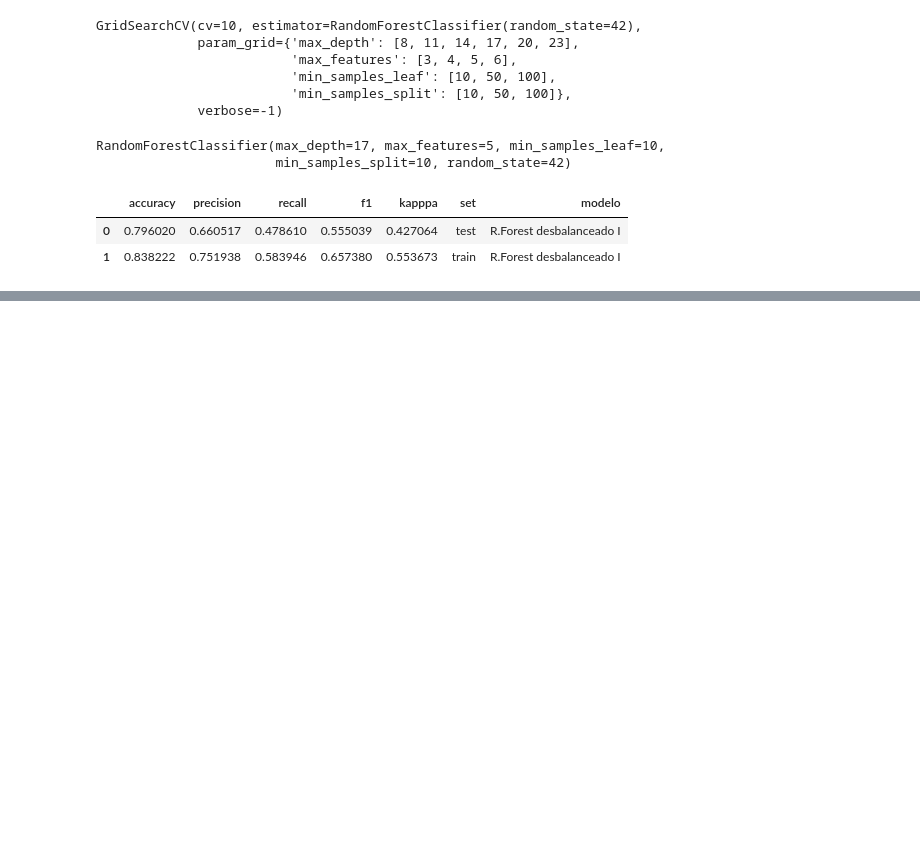
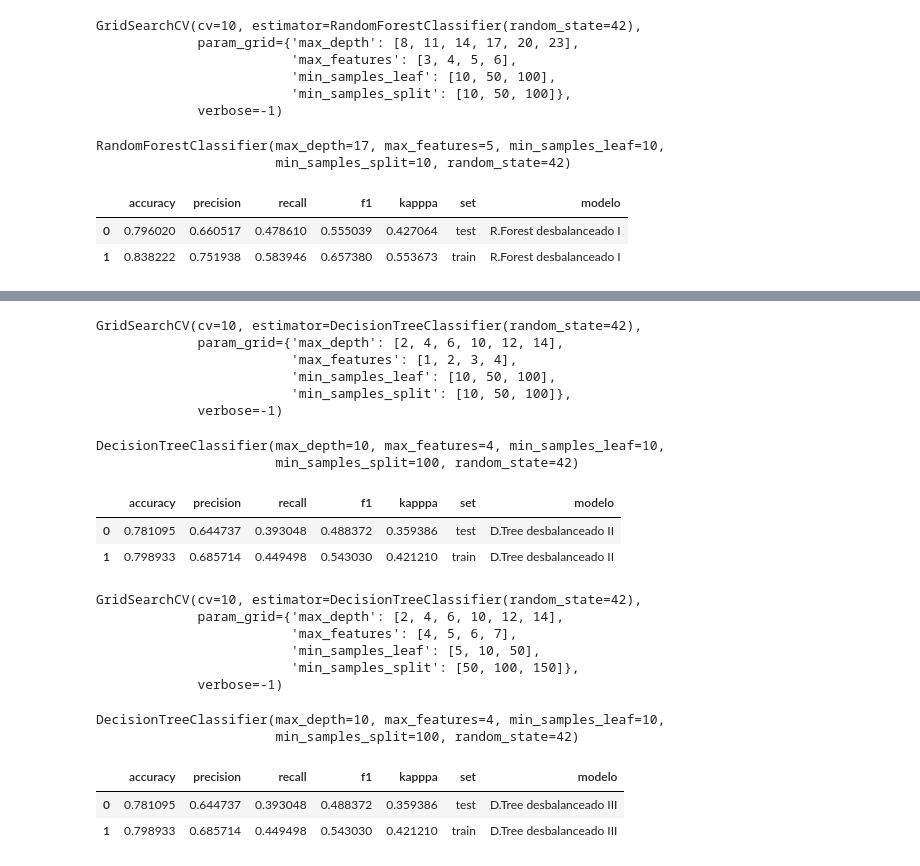
Before and after one commit to Adalab/promo-d-da-modulo1-sprint2-Paloma_Paula_Iris, a Jupyter notebook: 2.regresion_logistica/rlogistica/4_dtree_rforest.ipynb, the cells around one changed output, grey strips where cells are left out. Saved outputs shown, nothing was run; the diff lists cells and outputs as text; code cells hidden in the pictures; blank space fills up the shorter version.

Commit message:
probamos nuevos parametros

```diff
--- a/2.regresion_logistica/rlogistica/4_dtree_rforest.ipynb
+++ b/2.regresion_logistica/rlogistica/4_dtree_rforest.ipynb
@@ -232,0 +263,31 @@ df_metricas
+# %%
+gs_dt = GridSearchCV(
+            estimator=DecisionTreeClassifier(random_state= 42),
+            param_grid= param2,
+            cv=10,
+            verbose=-1)
+# %%
+gs_dt.fit(xd_train2, yd_train2)
+# %% [output]
+GridSearchCV(cv=10, estimator=DecisionTreeClassifier(random_state=42),
+             param_grid={'max_depth': [2, 4, 6, 10, 12, 14],
+                         'max_features': [1, 2, 3, 4],
+                         'min_samples_leaf': [10, 50, 100],
+                         'min_samples_split': [10, 50, 100]},
+             verbose=-1)
+# %%
+mejor_modelo2 = gs_dt.best_estimator_
+mejor_modelo2
+# %% [output]
+DecisionTreeClassifier(max_depth=10, max_features=4, min_samples_leaf=10,
+                       min_samples_split=100, random_state=42)
+# %%
+yd_pred_test2 = mejor_modelo2.predict(xd_test2)
+yd_pred_train2 = mejor_modelo2.predict(xd_train2)
+# %%
+dtd_results2 = metricas(yd_test2, yd_pred_test2, yd_train2, yd_pred_train2, "D.Tree desbalanceado II")
+dtd_results2
+# %% [output]
+|  | accuracy | precision | recall | f1 | kapppa | set | modelo |
+| 0 | 0.781095 | 0.644737 | 0.393048 | 0.488372 | 0.359386 | test | D.Tree desbalanceado II |
+| 1 | 0.798933 | 0.685714 | 0.449498 | 0.543030 | 0.421210 | train | D.Tree desbalanceado II |
@@ -232,0 +305,15 @@ df_metricas
+# %%
+gs_dt3.fit(xd_train2, yd_train2)
+# %% [output]
+GridSearchCV(cv=10, estimator=DecisionTreeClassifier(random_state=42),
+             param_grid={'max_depth': [2, 4, 6, 10, 12, 14],
+                         'max_features': [4, 5, 6, 7],
+                         'min_samples_leaf': [5, 10, 50],
+                         'min_samples_split': [50, 100, 150]},
+             verbose=-1)
+# %%
+mejor_modelo3 = gs_dt.best_estimator_
+mejor_modelo3
+# %% [output]
+DecisionTreeClassifier(max_depth=10, max_features=4, min_samples_leaf=10,
+                       min_samples_split=100, random_state=42)
@@ -232,0 +323,7 @@ df_metricas
+# %%
+dtd_results3 = metricas(yd_test2, yd_pred_test3, yd_train2, yd_pred_train3, "D.Tree desbalanceado III")
+dtd_results3
+# %% [output]
+|  | accuracy | precision | recall | f1 | kapppa | set | modelo |
+| 0 | 0.781095 | 0.644737 | 0.393048 | 0.488372 | 0.359386 | test | D.Tree desbalanceado III |
+| 1 | 0.798933 | 0.685714 | 0.449498 | 0.543030 | 0.421210 | train | D.Tree desbalanceado III |
```
Also changed, not shown: parts of 18 cells of this notebook.
